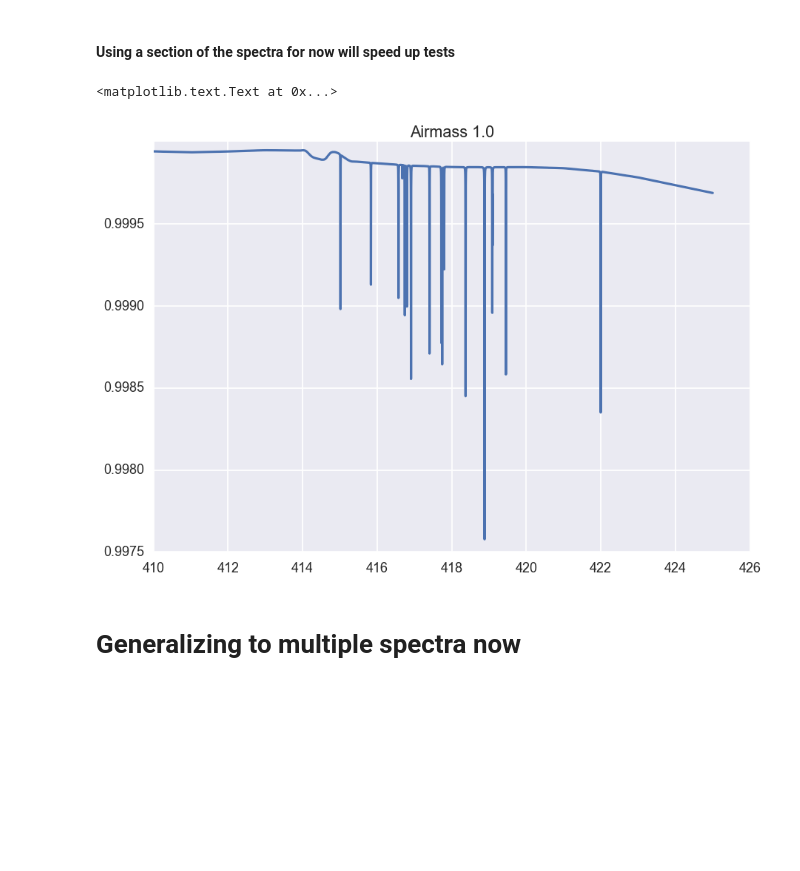
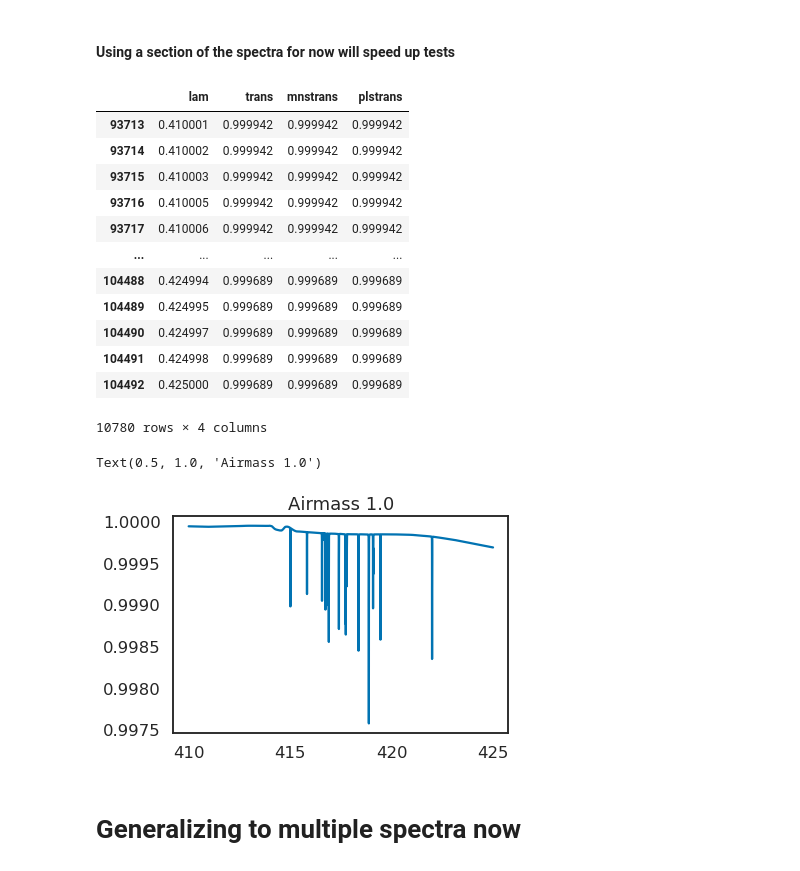
Before and after one commit to icweaver/telluric_windows, a Jupyter notebook: telluric.ipynb, the cells around one changed output. Drawn from its saved outputs; the diff is of its cells as text; code cells hidden in the pictures; blank space fills up the shorter version.

```diff
--- a/telluric.ipynb
+++ b/telluric.ipynb
@@ -14,8 +15,3 @@ from __future__ import division
-# %%
-sns.color_palette('muted')#.reverse()
-sns.set_color_codes('muted')
-sns.set_context('talk')
-sns.set_style("darkgrid")
 # %% [markdown]
 # Inspecting the data
 # %% [markdown]
@@ -27,8 +23,7 @@ sns.set_style("darkgrid")
 
 ###### lam in base units of um
 # %%
-hdu_list = fits.open('./data/LBL_A10_s0_w200_R0300000_T.fits')
-hdu_data = hdu_list[1].data
-hdu_list.close()
+with fits.open("./data/LBL_A10_s0_w200_R0300000_T.fits") as hdu:
+    data = hdu[1].data
 # %% [markdown]
 ## Entire sample spectra
@@ -37,0 +30,6 @@ trans = hdu_data['trans']
+# %%
+# `to_pandas` avoids "endianness" bug `DataFrame(data)` would hit
+# https://github.com/astropy/astropy/issues/1156
+df_all = Table(data).to_pandas()
+display(df_all)
+display(df_all.describe())
@@ -39,16 +60,31 @@ trans = hdu_data['trans']
 ## Section of spectra
 # %% [markdown]
 #### Using a section of the spectra for now will speed up tests
+# %%
+df = df_all.query("0.41 <= lam <= 0.425")
+df
+# %% [output]
+|  | lam | trans | mnstrans | plstrans |
+| 93713 | 0.410001 | 0.999942 | 0.999942 | 0.999942 |
+| 93714 | 0.410002 | 0.999942 | 0.999942 | 0.999942 |
+| 93715 | 0.410003 | 0.999942 | 0.999942 | 0.999942 |
+| 93716 | 0.410005 | 0.999942 | 0.999942 | 0.999942 |
+| 93717 | 0.410006 | 0.999942 | 0.999942 | 0.999942 |
+| ... | ... | ... | ... | ... |
+| 104488 | 0.424994 | 0.999689 | 0.999689 | 0.999689 |
+| 104489 | 0.424995 | 0.999689 | 0.999689 | 0.999689 |
+| 104490 | 0.424997 | 0.999689 | 0.999689 | 0.999689 |
+| 104491 | 0.424998 | 0.999689 | 0.999689 | 0.999689 |
+| 104492 | 0.425000 | 0.999689 | 0.999689 | 0.999689 |
+10780 rows × 4 columns
 # %%
 # just using 410 - 420 nanometers for now
-lam_bin = lam[(0.41 <= lam) & (lam <= 0.425)]
-trans_bin = trans[(0.41 <= lam) & (lam <= 0.425)]
-plt.plot(lam_bin*1E3, trans_bin)
+plt.plot(df.lam*1E3, df.trans)
 
 plt.title('Airmass 1.0')
 # %% [output]
-<matplotlib.text.Text at 0x...>
+Text(0.5, 1.0, 'Airmass 1.0')
-[figure, old version]
+[figure, new version]
 # %% [markdown]
 # Generalizing to multiple spectra now
 # %% [markdown]
```
Also changed, not shown: parts of 10 cells of this notebook, 1 other file.
